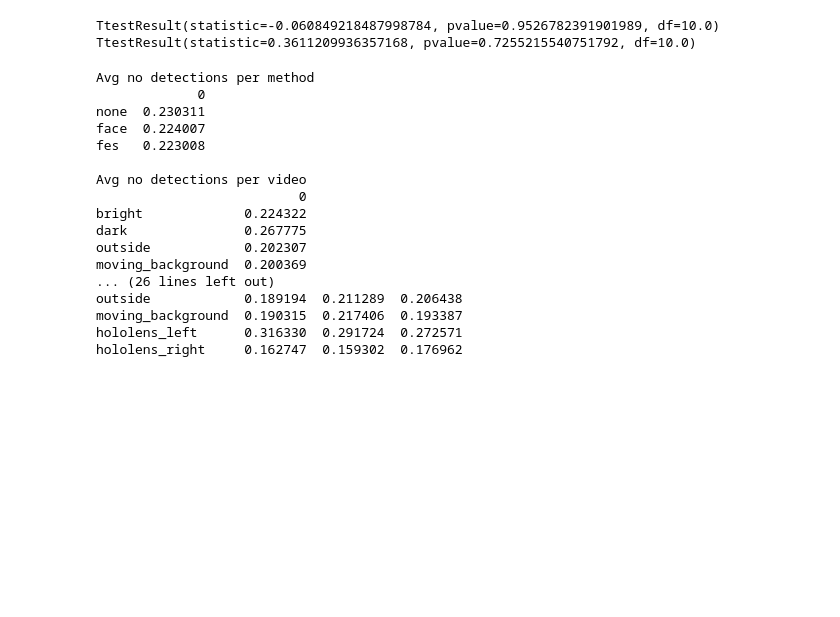
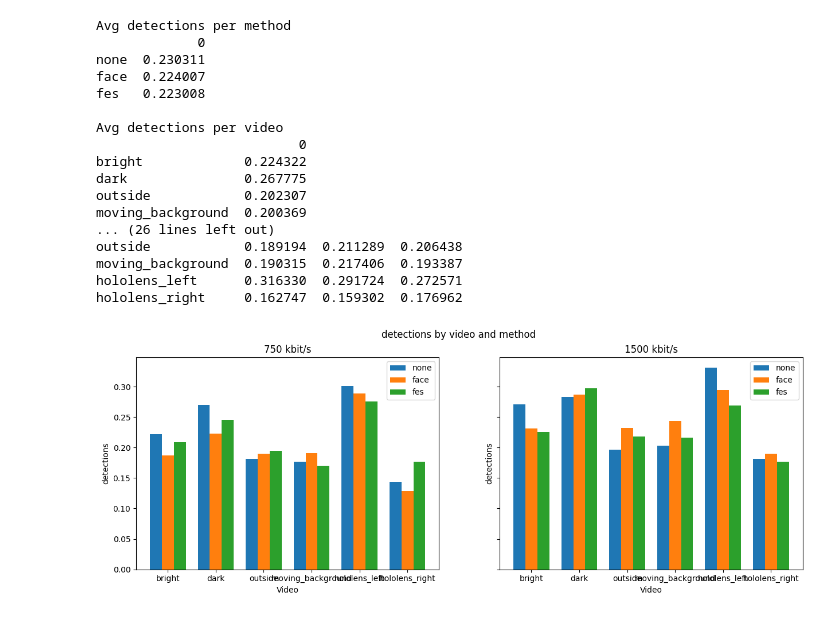
Before and after one commit to BorderBoy/semantic-video-compression, a Jupyter notebook: analysis/openface-analysis.ipynb, the cells around one changed output. Cells and saved outputs as stored; diff of their text form; code cells hidden in the pictures; blank space fills up the shorter version.

Commit message:
Some data analysis

```diff
--- a/analysis/openface-analysis.ipynb
+++ b/analysis/openface-analysis.ipynb
@@ -20,6 +22,9 @@ def getNumOfNoDetections(frames: [dict]) -> int:
 # %%
 def getNumOfZeroIntensity(frames: [dict]) -> int:
   return len([f for f in frames if f["intensity"] != "-1" and f["intensity"]["AU06"] == 0 and f["intensity"]["AU12"] == 0])
+# %%
+def getCumulativeNoDetections(frames: [dict]) -> [int]:
+  return [getNumOfNoDetections(frames[:i]) for i in range(len(frames))]
 # %%
 videos = ["bright", "dark", "outside", "moving_background", "hololens_left", "hololens_right"]
 bitrates = ["750", "1500"]
@@ -52,3 +57,36 @@ def print_stats(data, name):
     print("\nAvg {} per video and method".format(name))
     avgs = np.mean(data, axis=1)
     print(pd.DataFrame(avgs, index=videos, columns=methods))
+# %%
+def plot_stats(data_c, label):
+    data_c_750 = data_c[:, 0, :]
+    data_c_1500 = data_c[:, 1, :]
+
+    x = np.arange(len(videos))  # the label locations
+    width = 0.25  # the width of the bars
+    multiplier = 0
+
+    fig, (ax1, ax2) = plt.subplots(1,2, sharey=True)
+
+    for i in range(len(methods)):
+        offset = width * multiplier
+        ax1.bar(x + offset, data_c_750[:, i], width, label=methods[i])
+        ax2.bar(x + offset, data_c_1500[:, i], width, label=methods[i])
+        # ax.bar_label(rects, padding=3)
+        multiplier += 1
+
+    # Add some text for labels, title and custom x-axis tick labels, etc.
+    ax1.set_ylabel(label)
+    ax2.set_ylabel(label)
+    ax1.set_xlabel('Video')
+    ax2.set_xlabel('Video')
+    ax1.set_xticks(x + width, videos)
+    ax2.set_xticks(x + width, videos)
+    ax1.legend()
+    ax2.legend()
+    ax1.set_title('750 kbit/s')
+    ax2.set_title('1500 kbit/s')
+    fig.suptitle('{} by video and method'.format(label))
+    fig.set_figwidth(15)
+
+    plt.show()
@@ -55,14 +97,18 @@ def print_stats(data, name):
 # %%
 valuesDetect = []
+cumValuesDetect = []
 
 for v in videos:
     for b in bitrates:
         for m in methods:
             frames = readOpenFaceFile(f"{v}_{b}_{m}.csv")
             noDetecs = getNumOfNoDetections(frames)
+            cumNoDetecs = getCumulativeNoDetections(frames)
             zeroItensity = getNumOfZeroIntensity(frames)
             ratio = noDetecs/len(frames)
+            cumRatio = np.array(cumNoDetecs)/len(frames)
             valuesDetect.append(ratio)
+            cumValuesDetect.append(cumRatio)
             # print(f"{v}_{b}_{m}: {noDetecs}/{len(frames)} = {ratio:.3f}")
 
 valuesDetect = np.array(valuesDetect).reshape(len(videos),len(bitrates),len(methods))
@@ -76,19 +122,16 @@ valuesDetect_fes_1500 = valuesDetect[:,1,2]
 
 print(stats.ttest_ind(valuesDetect_none_1500, valuesDetect_face_1500))
 print(stats.ttest_ind(valuesDetect_none_1500, valuesDetect_fes_1500))
-# %% [output]
-TtestResult(statistic=-0.060849218487998784, pvalue=0.9526782391901989, df=10.0)
-TtestResult(statistic=0.3611209936357168, pvalue=0.7255215540751792, df=10.0)
 # %%
-print_stats(valuesDetect, "no detections")
+print_stats(valuesDetect, "detections")
 # %% [output]
-Avg no detections per method
+Avg detections per method
              0
 none  0.230311
 face  0.224007
 fes   0.223008
 
-Avg no detections per video
+Avg detections per video
                           0
 bright             0.224322
 dark               0.267775
@@ -99,3 +142,7 @@ outside            0.189194  0.211289  0.206438
 moving_background  0.190315  0.217406  0.193387
 hololens_left      0.316330  0.291724  0.272571
 hololens_right     0.162747  0.159302  0.176962
+# %%
+plot_stats(valuesDetect, "detections")
+# %% [output]
+[figure, added]
```
Also changed, not shown: parts of 3 cells of this notebook, 1 other file.
